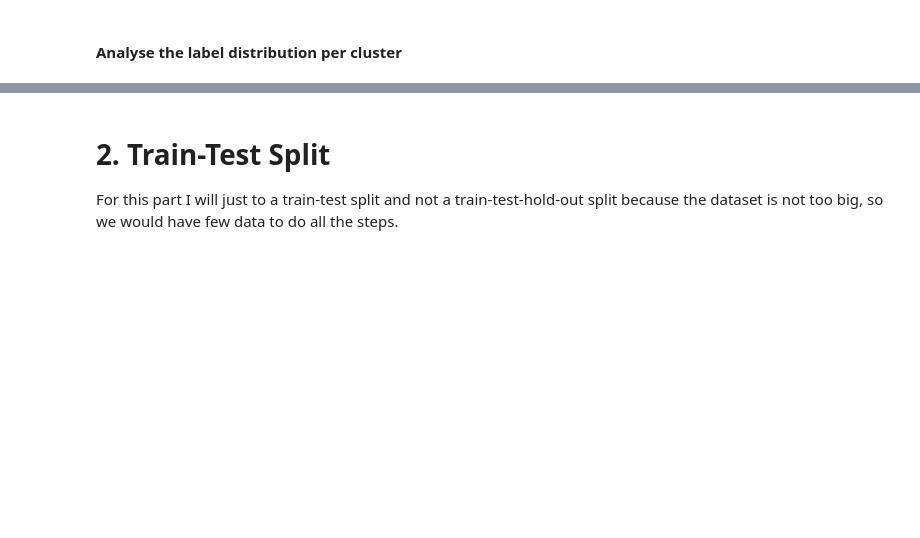
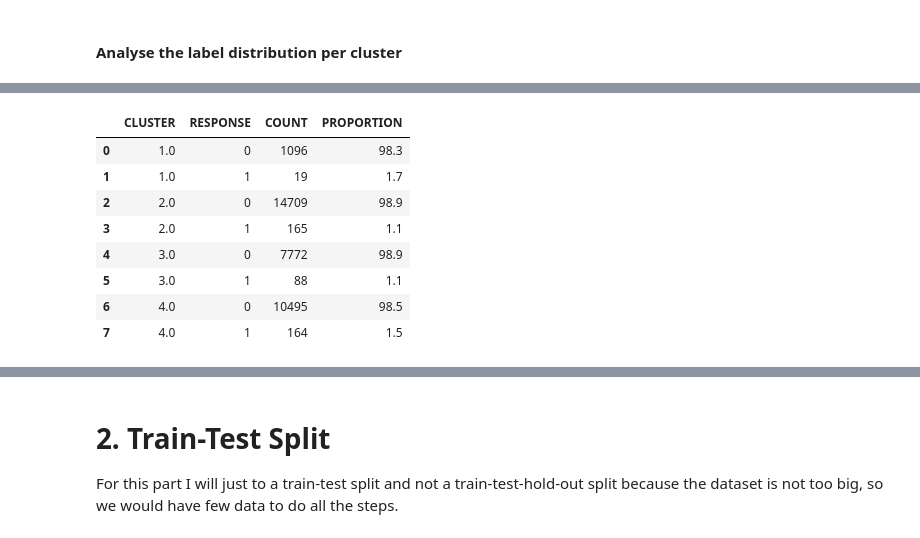
Before and after one commit to bruno-f7s/portfolio, a Jupyter notebook: arvarto-customer-segmentation/03-customer-prediction.ipynb, the cells around one changed output, grey strips where cells are left out. Cells and saved outputs as stored; diff of their text form; code cells hidden in the pictures; blank space fills up the shorter version.

```diff
--- a/arvarto-customer-segmentation/03-customer-prediction.ipynb
+++ b/arvarto-customer-segmentation/03-customer-prediction.ipynb
@@ -92,6 +92,6 @@ loaded_pca = load('models\\population_pca.joblib')
 loaded_clusterer = load('models\\population_clusterer.joblib')
 # %%
 # Transform the data using the previous models
-train_df_wo_target = loaded_sc.transform(train_df_wo_target)
-train_df_wo_target = loaded_pca.transform(train_df_wo_target)
-train_df_wo_target = loaded_clusterer.transform(train_df_wo_target)
+scaled_train_df_wo_target = loaded_sc.transform(train_df_wo_target)
+pca_train_df_wo_target = loaded_pca.transform(scaled_train_df_wo_target)
+clusters_train_df_wo_target = loaded_clusterer.predict(pca_train_df_wo_target)
@@ -101,0 +98,8 @@ Feature names seen at fit time, yet now missing:
+# %%
+# Join the clusters to the scaled data and add the target variable to it
+temp_train_df = np.hstack((pca_train_df_wo_target, clusters_train_df_wo_target.reshape(-1, 1)))
+temp_train_df = pd.DataFrame(temp_train_df)
+temp_train_df = pd.concat([temp_train_df[temp_train_df.columns[-1:]], train_df_target], axis=1)
+temp_train_df = temp_train_df.rename({157: "CLUSTER"}, axis=1)
+temp_train_df["CLUSTER"] = temp_train_df["CLUSTER"] + 1
+temp_train_df.head()
@@ -101,0 +113,24 @@ Feature names seen at fit time, yet now missing:
+# %%
+# Compute Number of 0s and 1s per cluster
+count_per_category = temp_train_df.groupby(['CLUSTER', 'RESPONSE']).size().reset_index(name='COUNT')
+
+# Compute total counts per cluster
+cluster_totals = count_per_category.groupby('CLUSTER')['COUNT'].sum().reset_index(name='TOTAL_PER_CLUSTER')
+
+# Merge total counts with original dataframe
+count_per_category = count_per_category.merge(cluster_totals, on='CLUSTER', how='left')
+
+# Calculate the proportion of 0s and 1s per cluster
+count_per_category['PROPORTION'] = round(count_per_category['COUNT'] / count_per_category['TOTAL_PER_CLUSTER'] *100, 1)
+count_per_category = count_per_category.drop("TOTAL_PER_CLUSTER", axis=1)
+count_per_category
+# %% [output]
+|  | CLUSTER | RESPONSE | COUNT | PROPORTION |
+| 0 | 1.0 | 0 | 1096 | 98.3 |
+| 1 | 1.0 | 1 | 19 | 1.7 |
+| 2 | 2.0 | 0 | 14709 | 98.9 |
+| 3 | 2.0 | 1 | 165 | 1.1 |
+| 4 | 3.0 | 0 | 7772 | 98.9 |
+| 5 | 3.0 | 1 | 88 | 1.1 |
+| 6 | 4.0 | 0 | 10495 | 98.5 |
+| 7 | 4.0 | 1 | 164 | 1.5 |
```
Also changed, not shown: parts of 21 cells of this notebook.
